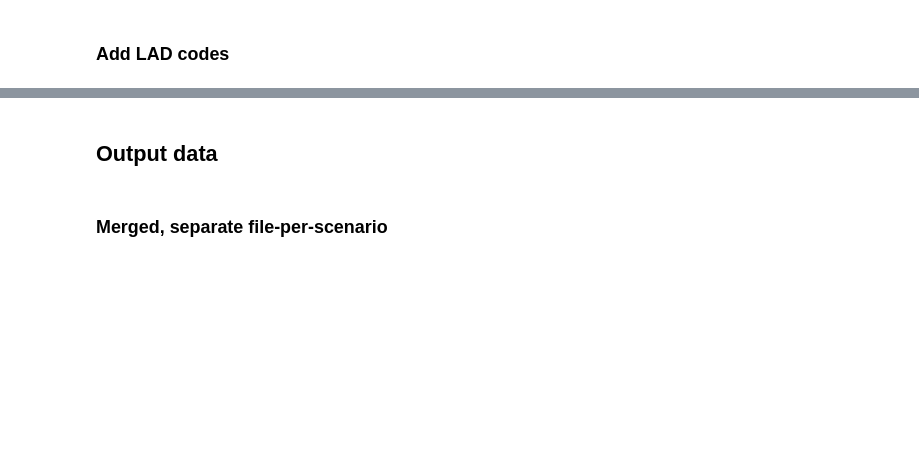
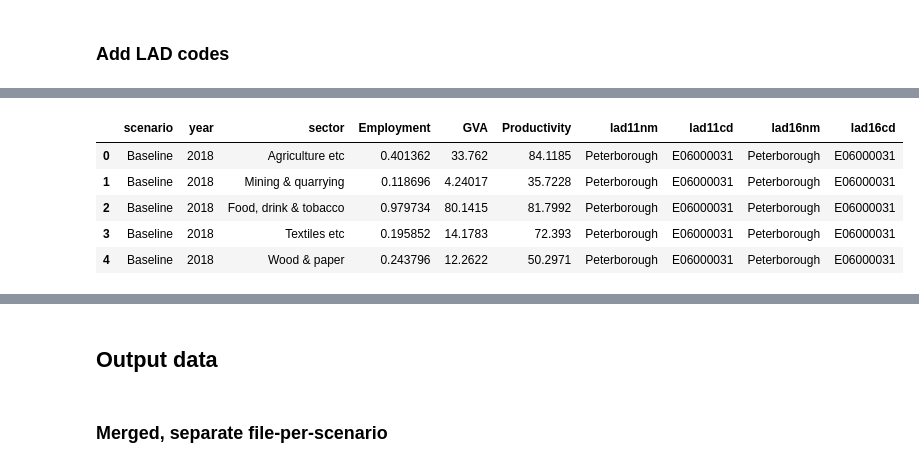
Before and after one commit to nismod/arc-economics, a Jupyter notebook: convert-scenarios.ipynb, the cells around one changed output, grey strips where cells are left out. Drawn from its saved outputs; the diff is of its cells as text; code cells hidden in the pictures; blank space fills up the shorter version.

```diff
--- a/convert-scenarios.ipynb
+++ b/convert-scenarios.ipynb
@@ -7,8 +7,8 @@ import requests
 # %%
 data_path = os.path.join('.', 'data_as_provided')
 output_path = os.path.join('.', 'data_processed')
-arc_scenarios_file = os.path.join(data_path, 'ARC Employment Scenarios.xlsx')
-gb_baseline_file = os.path.join(data_path, 'GVA-Employment-Productivity-All LAs.xlsx')
+arc_scenarios_file = os.path.join(data_path, 'ARC Employment Scenarios (45 sectors) v2.xlsx')
+gb_baseline_file = os.path.join(data_path, 'LAD data by sectors.xlsx')
 # %%
 baseline = pandas.read_excel(
     gb_baseline_file,
@@ -90,0 +82,39 @@ variants_all
+# %%
+def melt_scenario(s_df, scenario, name, year, row):
+    step = 45
+    from_row, to_row = row, row + step
+    df = s_df.iloc[from_row:to_row, 0:29].copy()
+    df = df.reset_index().melt(
+        id_vars=['sector'],
+        var_name='lad_nm',
+        value_name=name
+    )
+    df['year'] = year
+    df['scenario'] = scenario
+    df = df.set_index(
+        ['scenario', 'year', 'lad_nm', 'sector']
+    )
+    return df
+
+dfs = []
+for scenario, s_df in variants.items():
+    s_df.index.name = 'sector'
+    s_dfs = [
+        pandas.concat([
+            melt_scenario(s_df, scenario, 'Employment', 2018, 0),
+            melt_scenario(s_df, scenario, 'Employment', 2050, 49),
+        ], axis=0),
+        pandas.concat([
+            melt_scenario(s_df, scenario, 'GVA', 2018, 98),
+            melt_scenario(s_df, scenario, 'GVA', 2050, 147),
+        ], axis=0),
+        pandas.concat([
+            melt_scenario(s_df, scenario, 'Productivity', 2018, 196),
+            melt_scenario(s_df, scenario, 'Productivity', 2050, 245),
+        ], axis=0)
+    ]
+    s_df_all = pandas.concat(s_dfs, axis=1, levels=['scenario', 'year', 'lad_nm', 'sector'])
+    dfs.append(s_df_all)
+
+variants_all = pandas.concat(dfs, axis=0)
+variants_all.head()
@@ -144,6 +177,13 @@ len(baseline_wlad.lad11nm.unique()), len(baseline_wlad), len(baseline_all)
 # %%
 variants_wlad = variants_all.reset_index().merge(lad_nmcds, left_on='lad_nm', right_on='lad11nm').drop('lad_nm', axis=1)
 # %%
-variants_wlad
+variants_wlad.head()
+# %% [output]
+|  | scenario | year | sector | Employment | GVA | Productivity | lad11nm | lad11cd | lad16nm | lad16cd |
+| 0 | Baseline | 2018 | Agriculture etc | 0.401362 | 33.762 | 84.1185 | Peterborough | E06000031 | Peterborough | E06000031 |
+| 1 | Baseline | 2018 | Mining & quarrying | 0.118696 | 4.24017 | 35.7228 | Peterborough | E06000031 | Peterborough | E06000031 |
+| 2 | Baseline | 2018 | Food, drink & tobacco | 0.979734 | 80.1415 | 81.7992 | Peterborough | E06000031 | Peterborough | E06000031 |
+| 3 | Baseline | 2018 | Textiles etc | 0.195852 | 14.1783 | 72.393 | Peterborough | E06000031 | Peterborough | E06000031 |
+| 4 | Baseline | 2018 | Wood & paper | 0.243796 | 12.2622 | 50.2971 | Peterborough | E06000031 | Peterborough | E06000031 |
 # %%
 len(variants_wlad.lad11nm.unique()), len(variants_wlad), len(variants_all)
```
Also changed, not shown: parts of 98 cells of this notebook, 1 other file.
